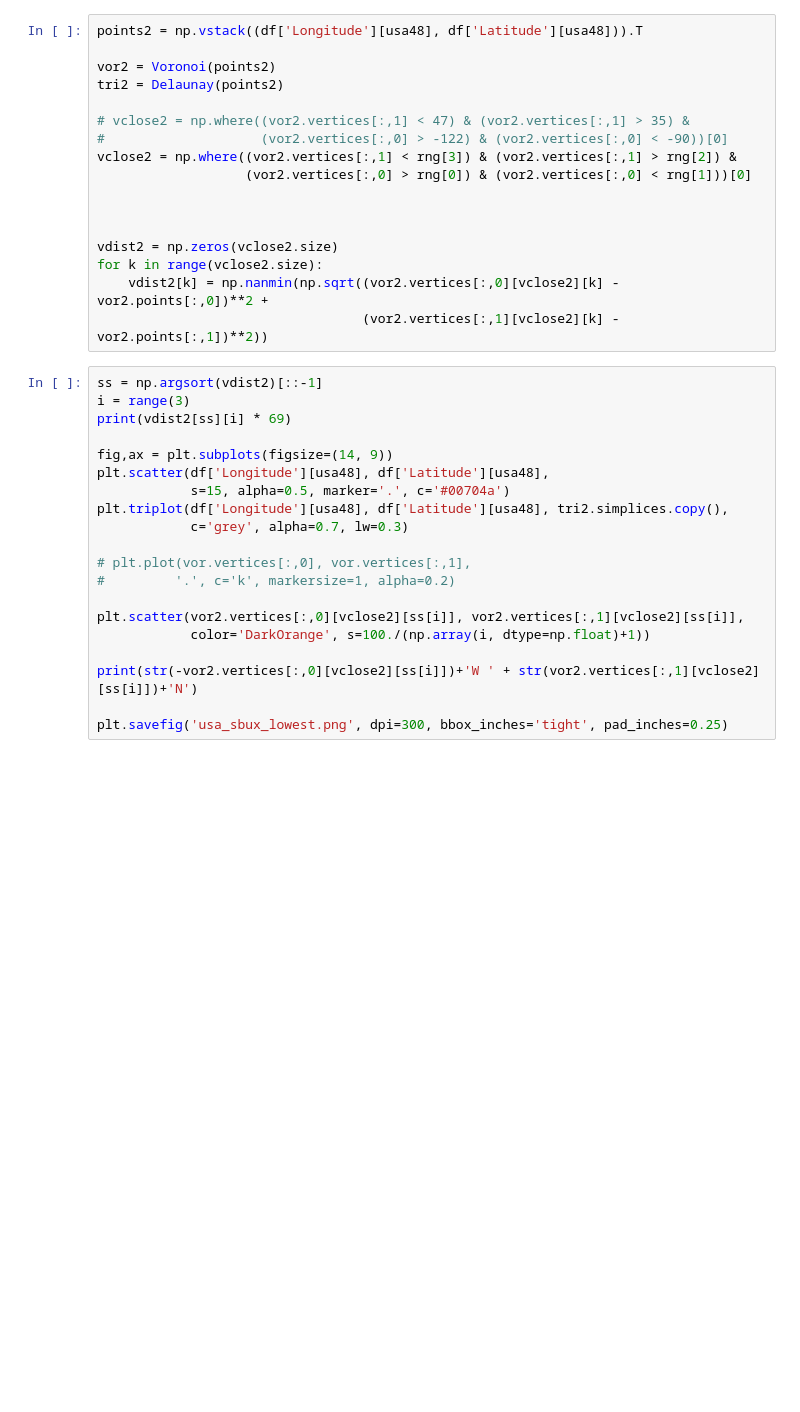
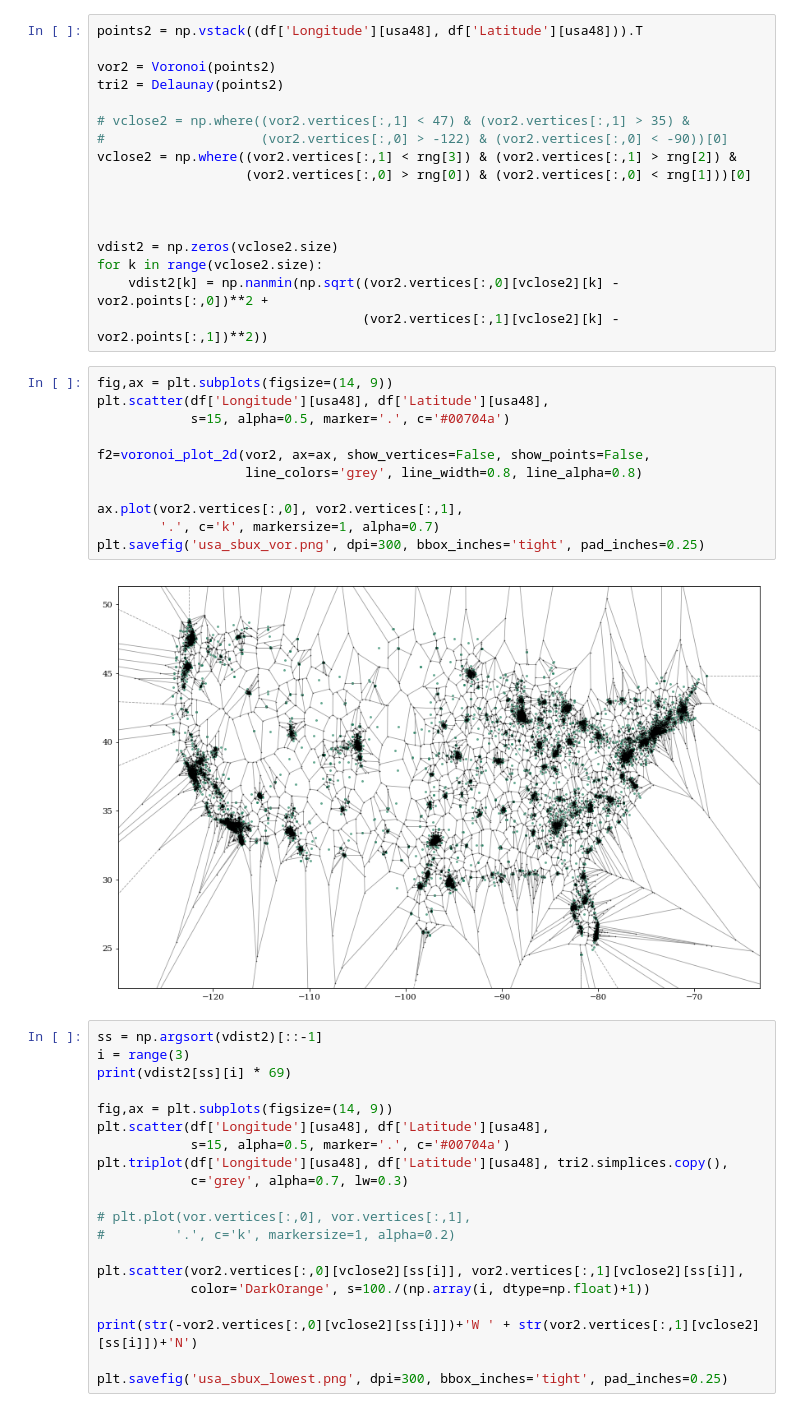
Before and after one commit to jradavenport/us_sbux2018, a Jupyter notebook: makeplots.ipynb, the cells around one changed output. Drawn from its saved outputs; the diff is of its cells as text; blank space fills up the shorter version.

Commit message:
new plots for GeekWire Summit talk

```diff
--- a/makeplots.ipynb
+++ b/makeplots.ipynb
@@ -155,6 +155,19 @@ vdist2 = np.zeros(vclose2.size)
 for k in range(vclose2.size):
     vdist2[k] = np.nanmin(np.sqrt((vor2.vertices[:,0][vclose2][k] - vor2.points[:,0])**2 +
                                   (vor2.vertices[:,1][vclose2][k] - vor2.points[:,1])**2))
+# %%
+fig,ax = plt.subplots(figsize=(14, 9))
+plt.scatter(df['Longitude'][usa48], df['Latitude'][usa48],
+            s=15, alpha=0.5, marker='.', c='#00704a')
+
+f2=voronoi_plot_2d(vor2, ax=ax, show_vertices=False, show_points=False,
+                   line_colors='grey', line_width=0.8, line_alpha=0.8)
+
+ax.plot(vor2.vertices[:,0], vor2.vertices[:,1],
+        '.', c='k', markersize=1, alpha=0.7)
+plt.savefig('usa_sbux_vor.png', dpi=300, bbox_inches='tight', pad_inches=0.25)
+# %% [output]
+[figure, added]
 # %%
 ss = np.argsort(vdist2)[::-1]
 i = range(3)
```
Also changed, not shown: parts of 2 cells of this notebook, 3 other files.
